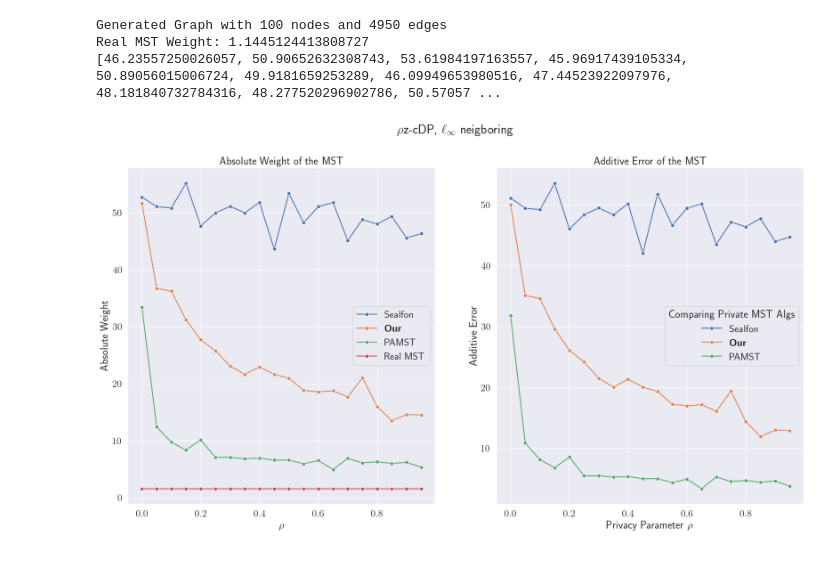
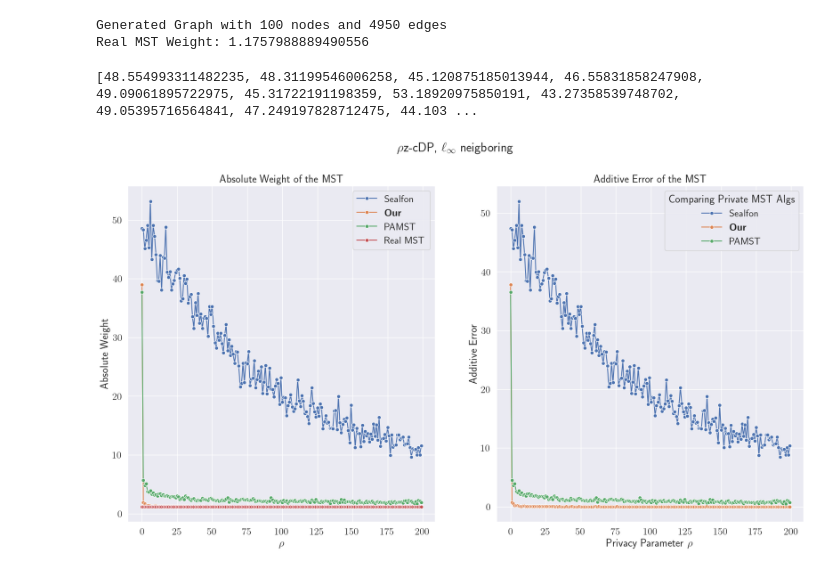
Before and after one commit to lukas681/Optimal-Private-Spanning-Trees, a Jupyter notebook: Notebooks/experiments.ipynb, the cells around one changed output. Cells and saved outputs as stored; diff of their text form; code cells hidden in the pictures.

```diff
--- a/Notebooks/experiments.ipynb
+++ b/Notebooks/experiments.ipynb
@@ -15,7 +15,7 @@ sns.set_theme(font_scale=1.5, rc={'text.usetex' : True})
 
 # Privacy Parameters
 #rho_values = [0.1,0.015,0.2,0.375,0.5,1,2,4,6,10, 100, 200]
-rho_values = np.arange(0.0001, 1, 0.05)
+rho_values = np.arange(0.0001, 200, 1)
 n = 100
 sensitivity = 1
 
@@ -66,35 +66,35 @@ print(sealfon_weights)
 ## TODO Select Graph Classes we want to do experiments on.
 # %% [output]
 Generated Graph with 100 nodes and 4950 edges
-Real MST Weight: 1.1445124413808727
-[46.23557250026057, 50.90652632308743, 53.61984197163557, 45.96917439105334, 50.89056015006724, 49.9181659253289, 46.09949653980516, 47.44523922097976, 48.181840732784316, 48.277520296902786, 50.57057 ...
+Real MST Weight: 1.1757988889490556
+[48.554993311482235, 48.31199546006258, 45.120875185013944, 46.55831858247908, 49.09061895722975, 45.31722191198359, 53.18920975850191, 43.27358539748702, 49.05395716564841, 47.249197828712475, 44.103 ...
 # %%
 # Visualizing the results, Complete Graph
 
 fig, axs = plt.subplots(1, 2, figsize=(20, 10))  # 2x2 grid
-fig.suptitle("$\\rho $z-cDP, $\\ell_\\infty$ neigboring")
+fig.suptitle("$\\rho $z-cDP, $\\ell_\\infty$ neighboring")
 
 # Error of the MST
 sns.lineplot(x= rho_values, y=sealfon_weights,marker='o', label="Sealfon", ax=axs[0])
 sns.lineplot(x= rho_values, y=our_weights, marker='o', label="$\\textbf{Our}$", ax=axs[0])
 sns.lineplot(x= rho_values, y=pamst_weights, marker='o', label="PAMST", ax=axs[0])
 sns.lineplot(x= rho_values, y=real_weights, marker='o', label="Real MST", ax=axs[0])
 axs[0].set_title("Absolute Weight of the MST")
 
 # Error of the MST
 sns.lineplot(x= rho_values, y=[sealfon - real for sealfon, real in zip(sealfon_weights, real_weights)] ,marker='o', label="Sealfon", ax=axs[1])
 sns.lineplot(x= rho_values, y=[ours - real for ours, real in zip(our_weights, real_weights)] , marker='o', label="$\\textbf{Our}$", ax=axs[1])
 sns.lineplot(x= rho_values, y=[pamst - real for pamst, real in zip(pamst_weights, real_weights)] , marker='o', label="PAMST", ax=axs[1])
 axs[1].set_title("Additive Error of the MST")
 axs[0].set_ylabel("Absolute Weight")
 axs[0].set_xlabel("$\\rho$")
 axs[1].set_ylabel("Additive Error")
 
 # Set plot title and labels
 # plt.title("Real MSTs")
 plt.xlabel("Privacy Parameter $\\rho$")
 # plt.ylabel("MST Weight")
 plt.legend(title = "Comparing Private MST Algs")
 plt.show()
 # %% [output]
-[figure, old version]
+[figure, new version]
```
